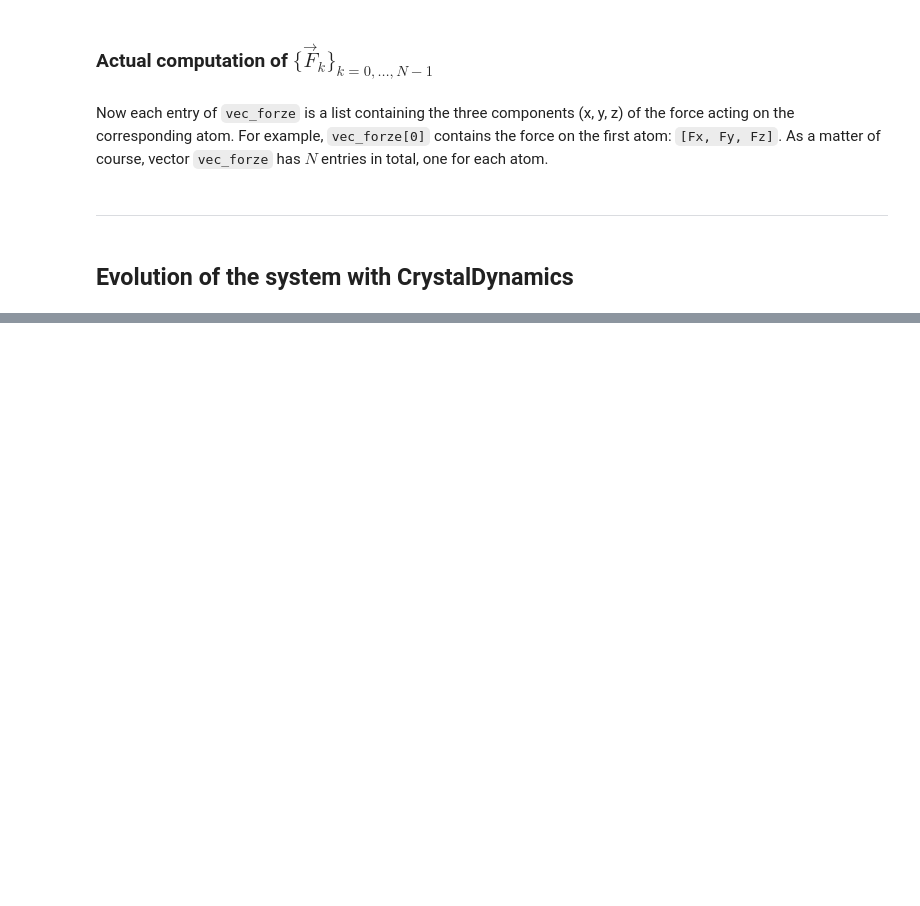
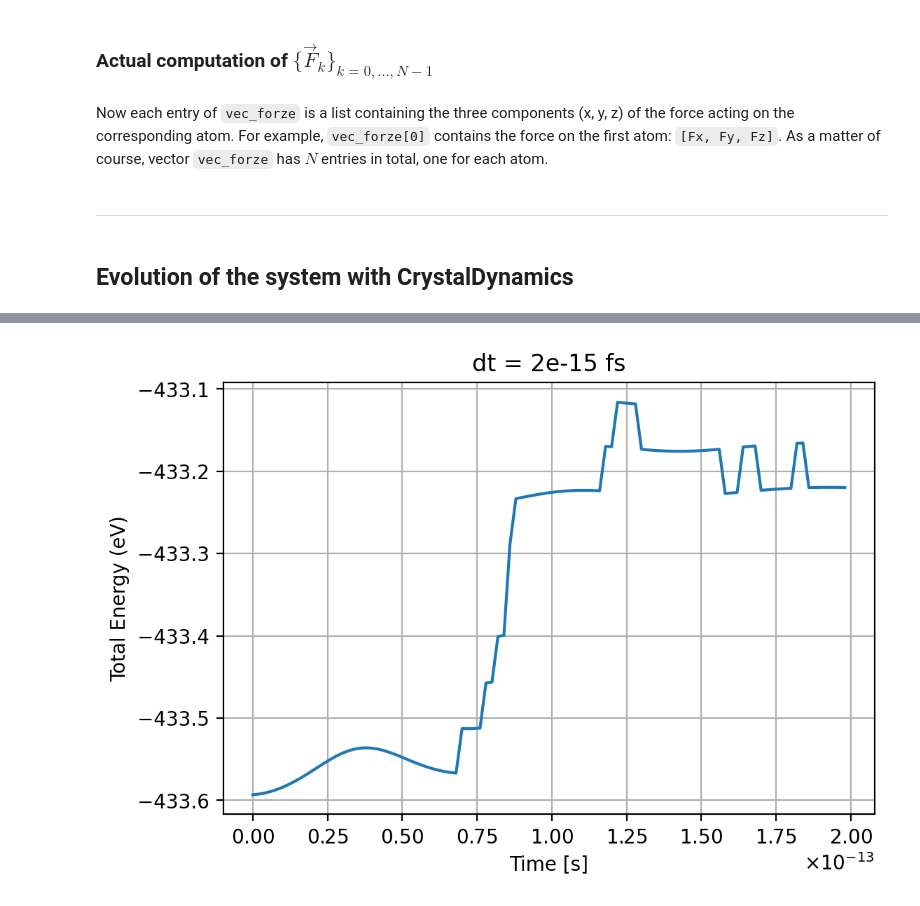
Before and after one commit to zosojack/lab-cms, a Jupyter notebook: zosojack/tutorials/Class_Crystal.ipynb, the cells around one changed output, grey strips where cells are left out. Saved outputs shown, nothing was run; the diff lists cells and outputs as text; code cells hidden in the pictures; blank space fills up the shorter version.

```diff
--- a/zosojack/tutorials/Class_Crystal.ipynb
+++ b/zosojack/tutorials/Class_Crystal.ipynb
@@ -185,0 +236,16 @@ step 1000/1000: E_tot=-452.788 eV, V=-453.232 eV, K=0.444 eV, T=13.4 K
+# %%
+# instantiation
+cristallo2 = Crystal.from_file(filename)
+# cutoff radious
+cristallo2.set_R_C(4.5)
+# neighbours
+cristallo2.find_neighbours()
+# %%
+from libraries.CrystalDynamics import CrystalDynamics as Dynamics
+# choose a time step dt = 5 fs
+dt2 = 2e-15
+T2=600
+# %%
+simulazione2 = Dynamics(cristallo2, atomic_mass=silver_mass, dt=dt2, temp_ini=T2)
+simulazione2.set_seed(12316543)
+meta_E_tot2, meta_E_K2, meta_T2 = simulazione2.run_dynamics(n_steps=100, debug=True)
@@ -185,0 +270,16 @@ step 1000/1000: E_tot=-452.788 eV, V=-453.232 eV, K=0.444 eV, T=13.4 K
+# %%
+import matplotlib.pyplot as plt
+import numpy as np
+x2 = np.arange(0, 100, 1) * dt2
+y2 = meta_E_tot2#[:100]
+
+plt.figure(figsize=(6,4), dpi=200)
+plt.plot(x2, y2)
+plt.ticklabel_format(style='sci', axis='x', scilimits=(0,0), useMathText=True)
+plt.xlabel('Time [s]')
+plt.ylabel('Total Energy (eV)')
+plt.title(f'dt = {dt2} fs')
+plt.grid()
+plt.show()
+# %% [output]
+[figure, added]
```
Also changed, not shown: parts of 9 cells of this notebook, 2 other files.
